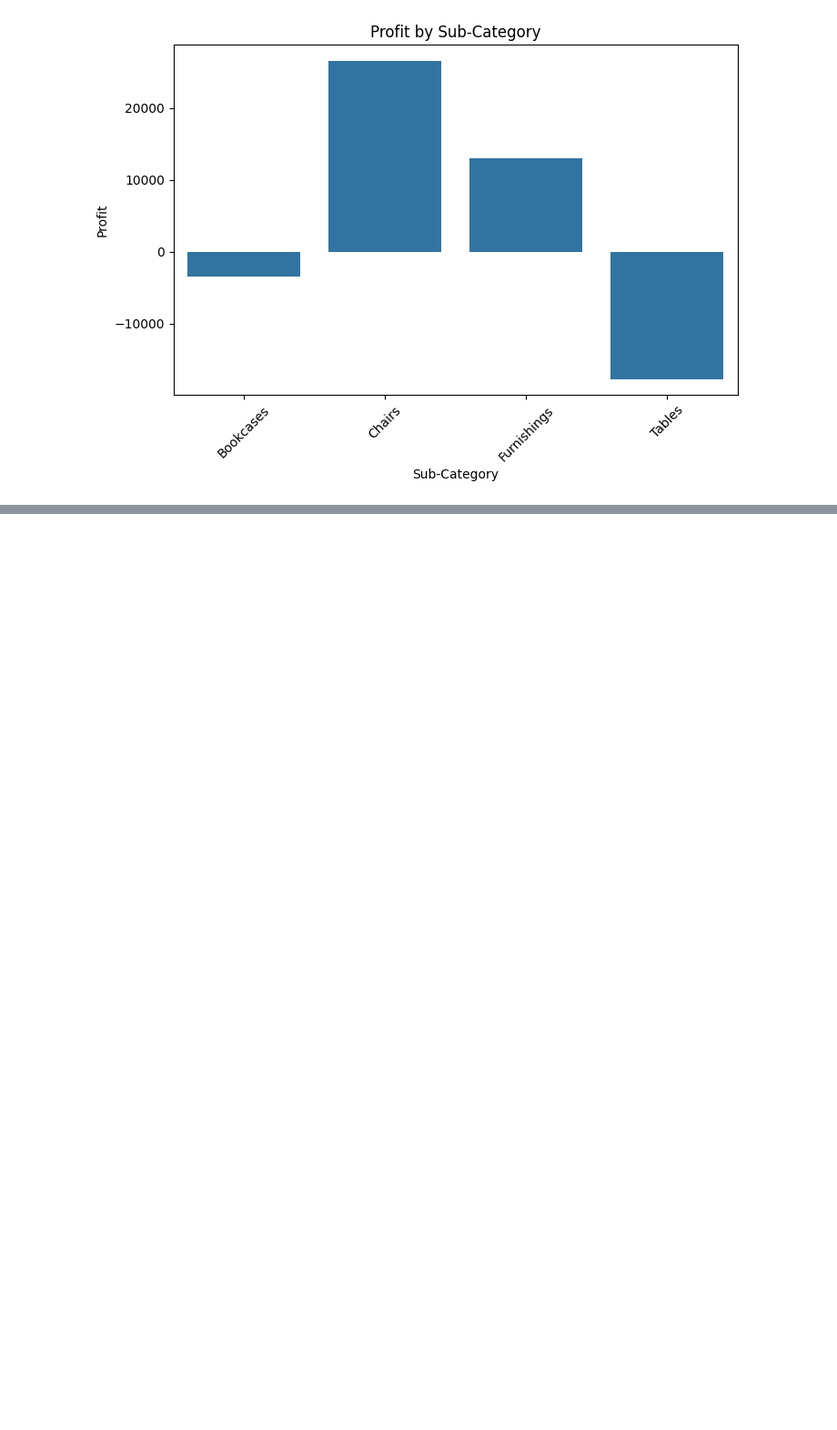
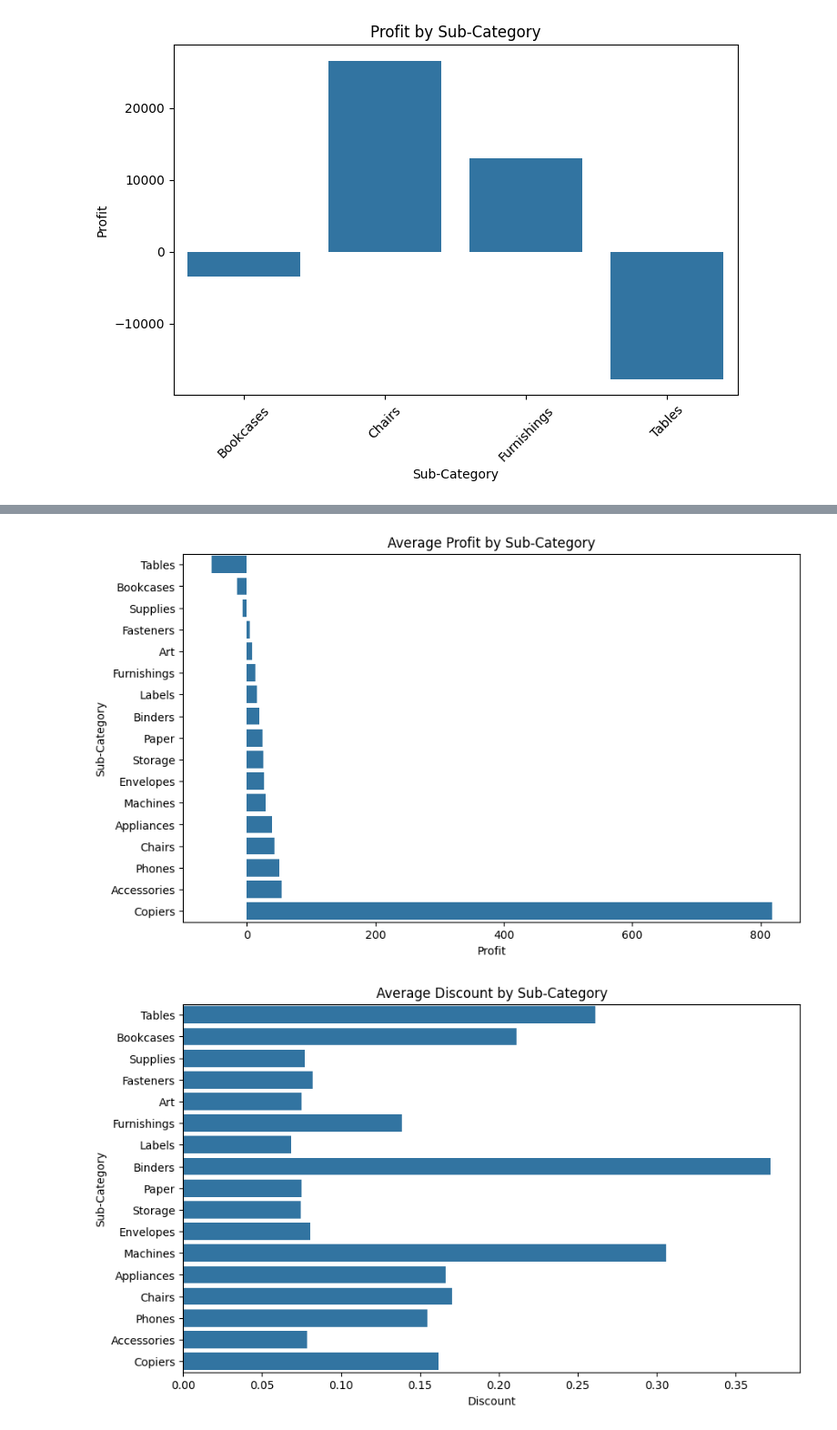
Before and after one commit to devank-data-analyst/business-sales-analysis, a Jupyter notebook: notebooks/analysis.ipynb, the cells around one changed output, grey strips where cells are left out. Shown at 91% size. Saved outputs shown, nothing was run; the diff lists cells and outputs as text; code cells hidden in the pictures; blank space fills up the shorter version.

```diff
--- a/notebooks/analysis.ipynb
+++ b/notebooks/analysis.ipynb
@@ -165,0 +338,4 @@ supplier margin problems
+# %%
+subcat_stats = df.groupby('Sub-Category')[['Discount','Profit','Sales']].mean().reset_index()
+subcat_stats = subcat_stats.sort_values(by='Profit')
+subcat_stats
@@ -165,0 +361,17 @@ supplier margin problems
+# %%
+#sub-category vs profit
+
+plt.figure(figsize=(10,6))
+sns.barplot(y='Sub-Category', x='Profit', data = subcat_stats)
+plt.title('Average Profit by Sub-Category')
+plt.show()
+
+#sub-category vs discount
+
+plt.figure(figsize=(10,6))
+sns.barplot(y='Sub-Category', x='Discount', data = subcat_stats)
+plt.title('Average Discount by Sub-Category')
+plt.show()
+# %% [output]
+[figure, added]
+[figure, added]
```
Also changed, not shown: parts of 43 cells of this notebook.
